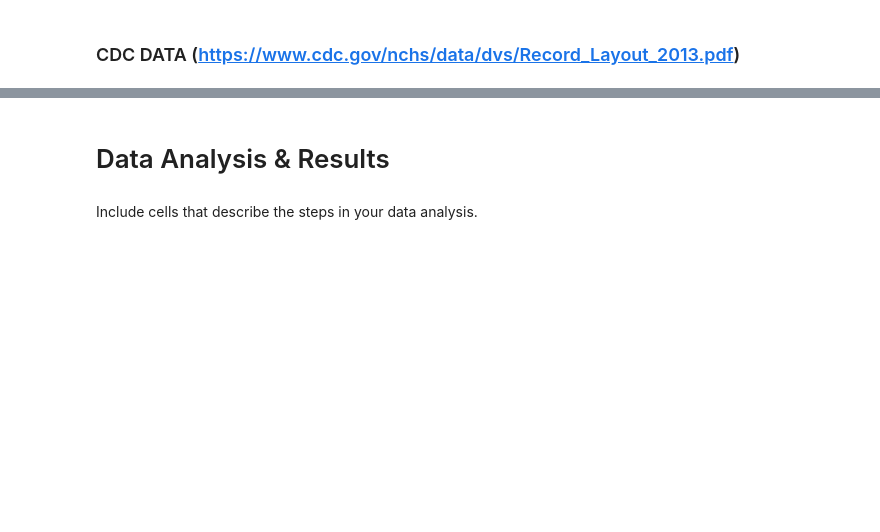
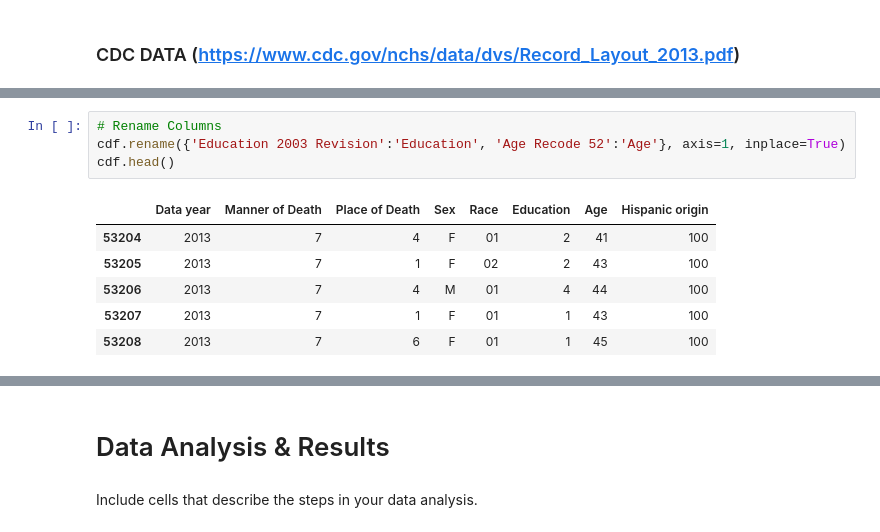
Before and after one commit to WeilunY/COGS108_Project, a Jupyter notebook: FinalProject.ipynb, the cells around one changed output, grey strips where cells are left out. Cells and saved outputs as stored; diff of their text form; blank space fills up the shorter version.

```diff
--- a/FinalProject.ipynb
+++ b/FinalProject.ipynb
@@ -204,0 +251,11 @@ cdf.head()
+# %%
+# Rename Columns
+cdf.rename({'Education 2003 Revision':'Education', 'Age Recode 52':'Age'}, axis=1, inplace=True)
+cdf.head()
+# %% [output]
+|  | Data year | Manner of Death | Place of Death | Sex | Race | Education | Age | Hispanic origin |
+| 53204 | 2013 | 7 | 4 | F | 01 | 2 | 41 | 100 |
+| 53205 | 2013 | 7 | 1 | F | 02 | 2 | 43 | 100 |
+| 53206 | 2013 | 7 | 4 | M | 01 | 4 | 44 | 100 |
+| 53207 | 2013 | 7 | 1 | F | 01 | 1 | 43 | 100 |
+| 53208 | 2013 | 7 | 6 | F | 01 | 1 | 45 | 100 |
```
Also changed, not shown: parts of 14 cells of this notebook.
